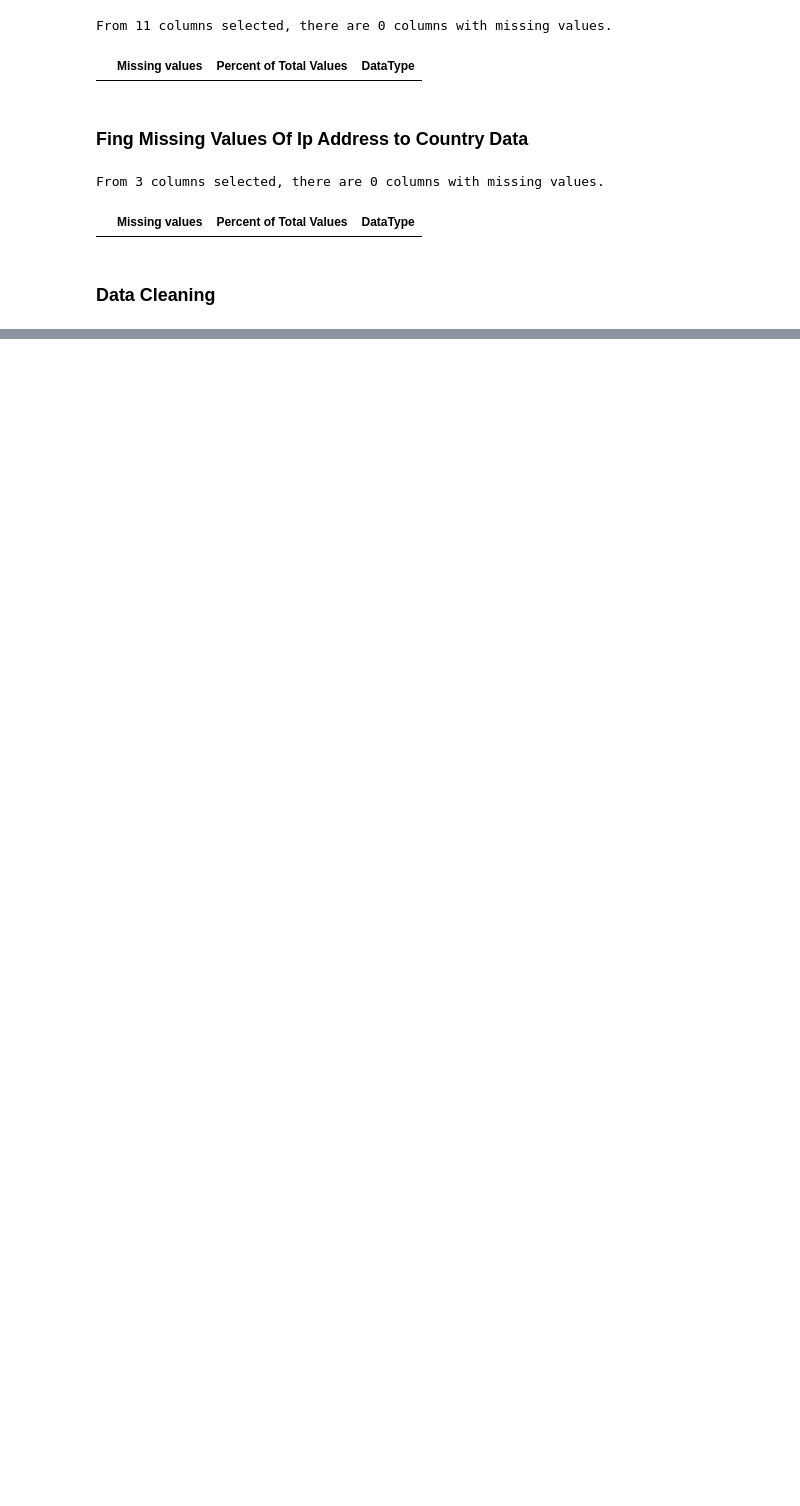
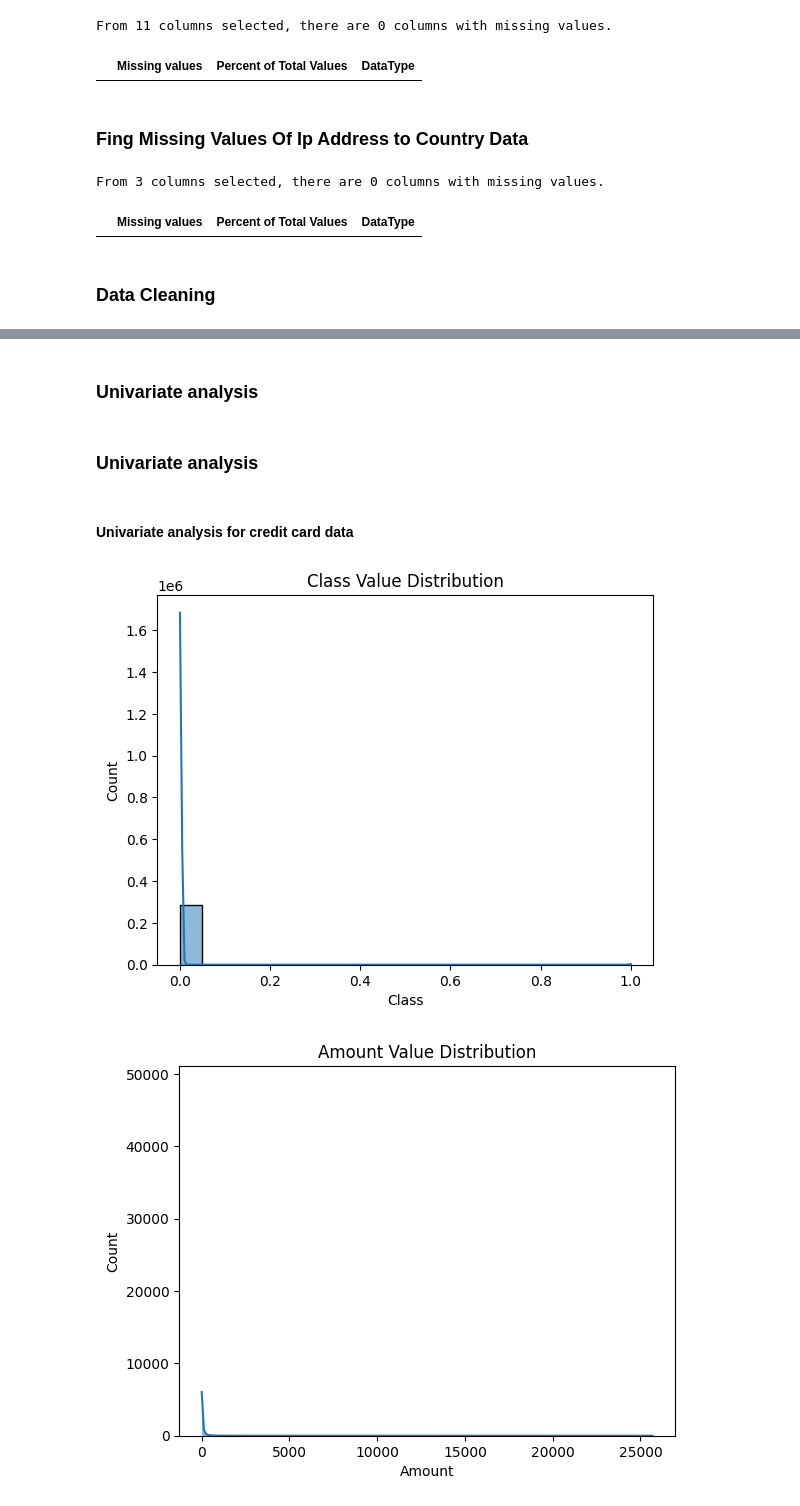
Before and after one commit to hanaDemma/fraud-detection-for-e-commerce-and-bank-transactions, a Jupyter notebook: notebooks/Eda.ipynb, the cells around one changed output, grey strips where cells are left out. Saved outputs shown, nothing was run; the diff lists cells and outputs as text; code cells hidden in the pictures; blank space fills up the shorter version.

Commit message:
univariate analysis

```diff
--- a/notebooks/Eda.ipynb
+++ b/notebooks/Eda.ipynb
@@ -133,0 +136,13 @@ ip_address_country['lower_bound_ip_address'] = ip_address_country['lower_bound_i
+# %% [markdown]
+### Univariate analysis
+# %% [markdown]
+### Univariate analysis
+# %% [markdown]
+#### Univariate analysis for credit card data
+# %%
+credit_card_data_columns = ['Class','Amount','Time','V1','V6','V15','V20','V28']
+from scripts.data_cleaning import univariate_analysis
+univariate_analysis(credit_card_data,credit_card_data_columns)
+# %% [output]
+[figure, added]
+[figure, added]
```
Also changed, not shown: parts of 6 cells of this notebook.
